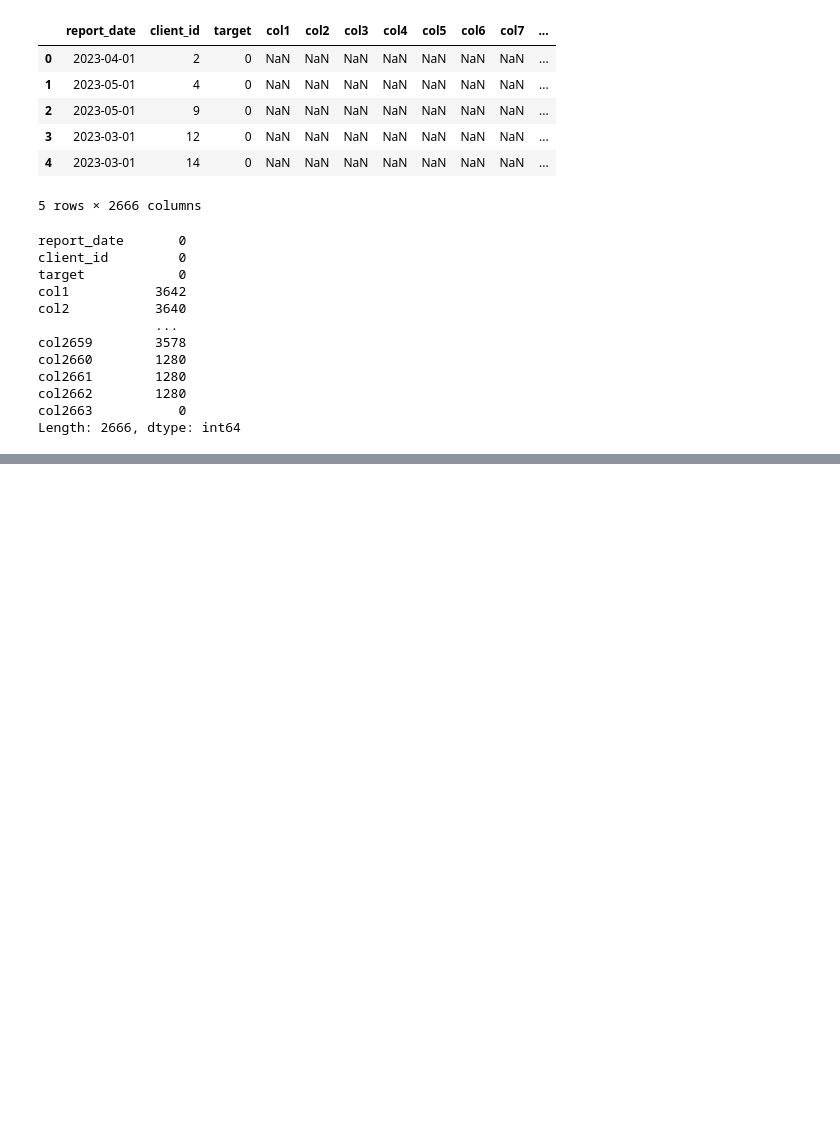
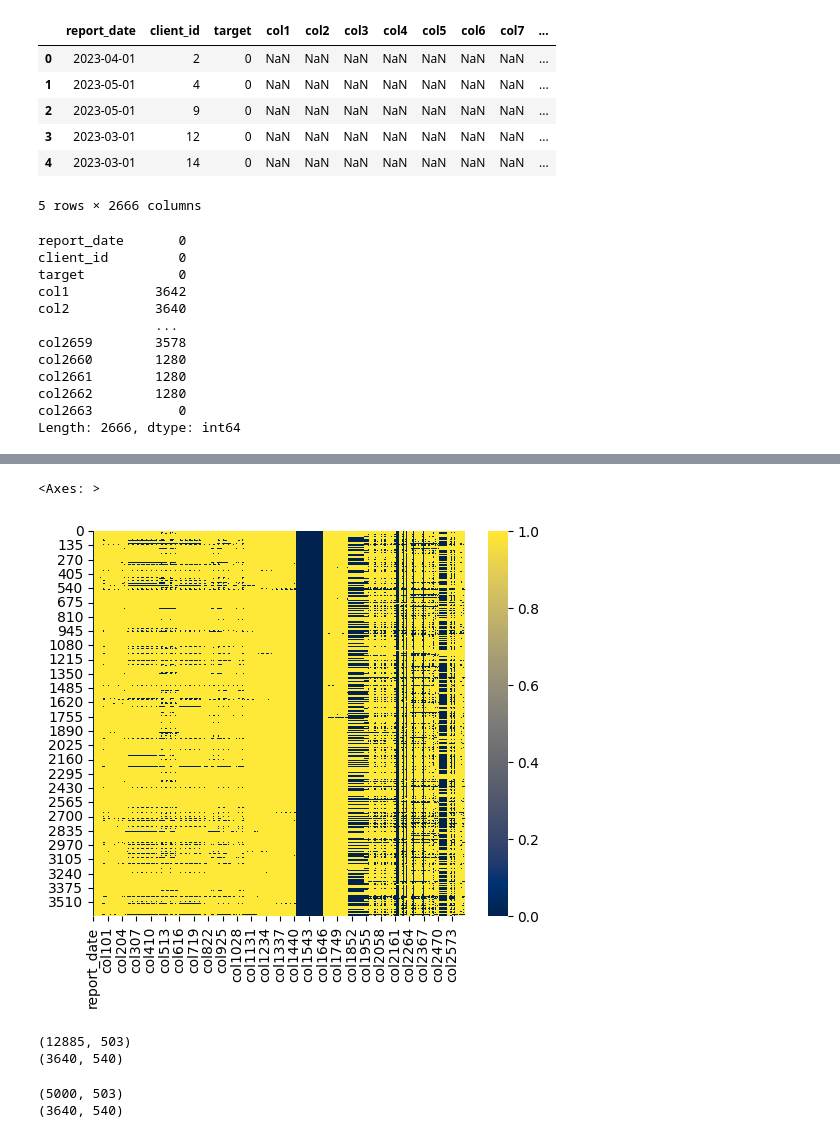
Before and after one commit to cryzzone/intensive_two, a Jupyter notebook: final/Кейс__Самолёт_.ipynb, the cells around one changed output, grey strips where cells are left out. Saved outputs shown, nothing was run; the diff lists cells and outputs as text; code cells hidden in the pictures; blank space fills up the shorter version.

```diff
--- a/final/Кейс__Самолёт_.ipynb
+++ b/final/Кейс__Самолёт_.ipynb
@@ -500,0 +77,6 @@ dtype: int64
+# %%
+plt.figure(figsize=(6, 5))
+sns.heatmap(test.isnull(), cmap='cividis')
+# %% [output]
+<Axes: >
+[figure, added]
@@ -500,0 +88,28 @@ dtype: int64
+# %%
+threshold = 0.7
+test_count = test.loc[:, test.isnull().mean() < threshold]
+threshold = 0.7
+test_count = test_count[test_count.isnull().mean(axis=1) < threshold]
+
+
+print(train_count.shape)
+print(test_count.shape)
+# %% [output]
+(12885, 503)
+(3640, 540)
+# %%
+train_count['non_null_count'] = train_count.apply(lambda row: row.count(), axis=1)
+
+
+train_sort = train_count.sort_values(by='non_null_count', ascending=False)
+
+train_sort = train_sort.head(5000)
+
+train_sort = train_sort.drop(columns=['non_null_count'])
+
+
+print(train_sort.shape)
+print(test_count.shape)
+# %% [output]
+(5000, 503)
+(3640, 540)
```
Also changed, not shown: parts of 54 cells of this notebook.
